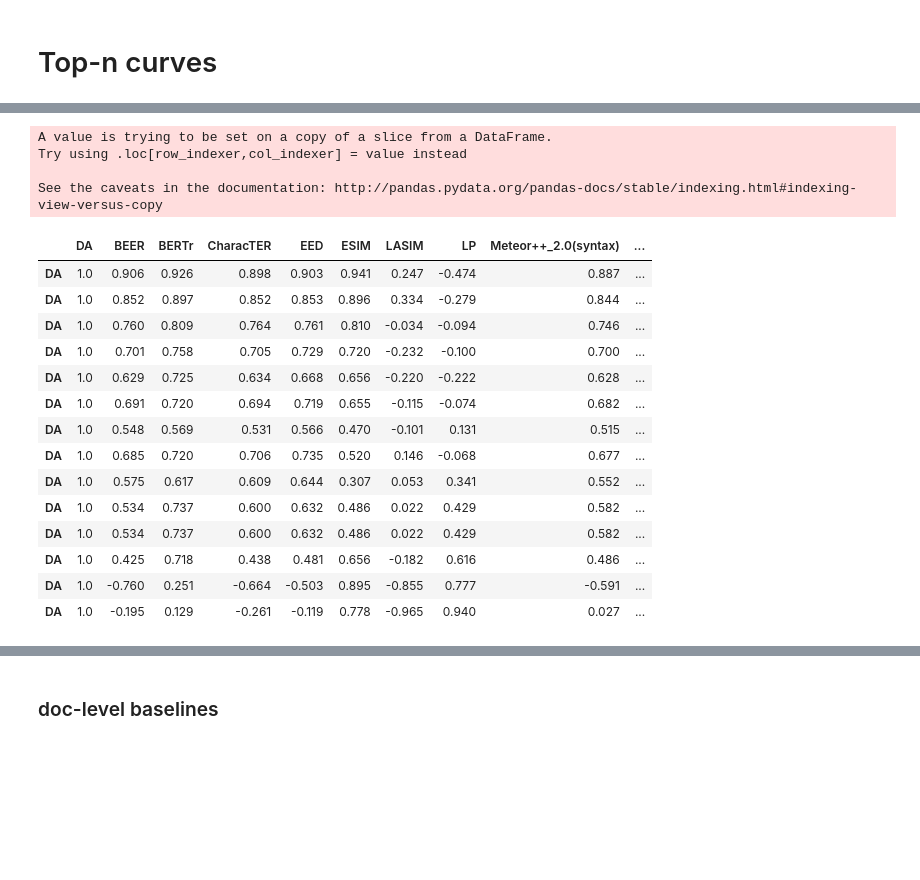
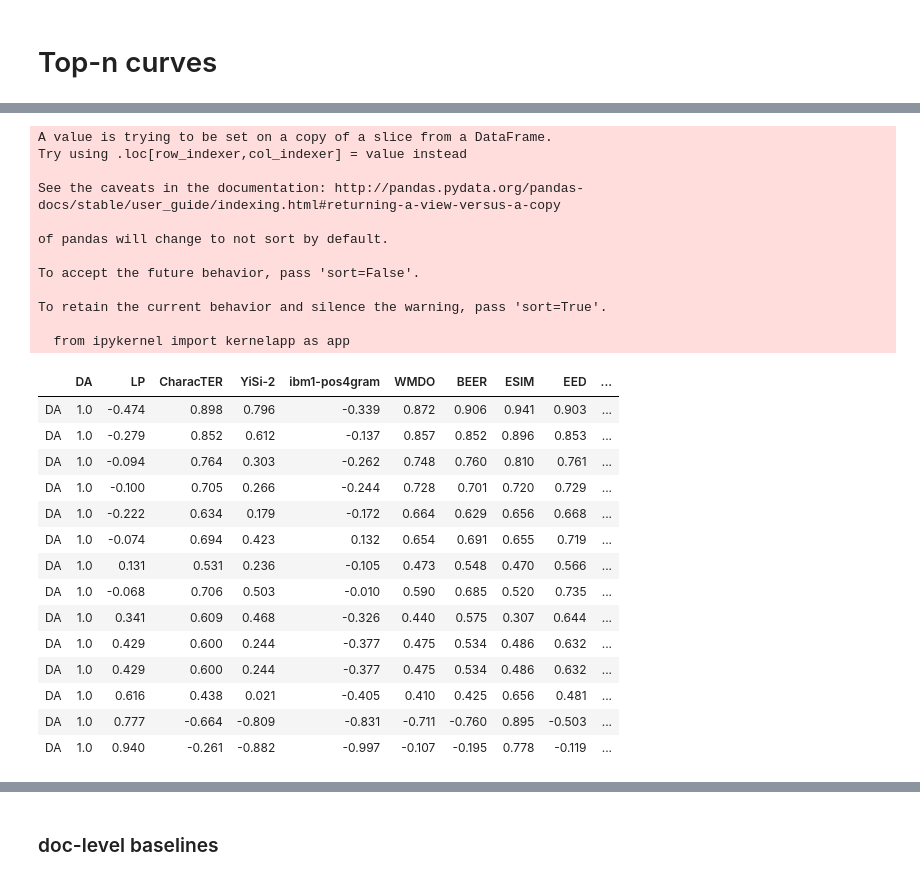
Before and after one commit to zach96guan/11-731_Project, a Jupyter notebook: results/correlations.ipynb, the cells around one changed output, grey strips where cells are left out. Drawn from its saved outputs; the diff is of its cells as text; code cells hidden in the pictures; blank space fills up the shorter version.

```diff
--- a/results/correlations.ipynb
+++ b/results/correlations.ipynb
@@ -126,0 +116,16 @@ sys_scores.head()
+# %%
+# sys_scores = seg_all_scores_nots.groupby(['lp','system']).agg(lambda g: g.mean(skipna=False))
+# sys_scores.head()
+
+sys_scores = pd.DataFrame.from_dict({'lp':[], 'testset':[], 'system':[]})
+
+for i, submission in enumerate(glob.glob(os.path.join(WMT19_ROOT, 'final-metric-scores/submissions-corrected/*.sys.score.gz'))):
+    submission_scores = pd.read_csv(gzip.open(submission, 'rt'), header=None, delimiter=' ')
+    name = submission_scores[0].unique()[0]
+    print('Metric: %s' % name)
+    # print(submission_scores.iloc[0])
+
+    submission_scores = submission_scores.drop([0, 5, 6], axis=1)
+    submission_scores.columns = ['lp', 'testset', 'system', name]
+
+    sys_scores = pd.merge(sys_scores, submission_scores, on=['lp', 'testset', 'system'], how='outer')
@@ -137,12 +159,10 @@ sys_submission_scores.columns = ['lp', 'testset', 'system', 'LEPORb']
 # %% [output]
 Metric: hLEPORb_baseline
 # %%
-# only leporb is a custom sys level
-submission_scores = pd.read_csv(gzip.open(os.path.join(WMT19_ROOT, 'final-metric-scores/submissions-corrected/WMDO.sys.score.gz'), 'rt'), header=None, delimiter='\t')
+submission_scores = pd.read_csv(gzip.open(os.path.join(WMT19_ROOT, 'final-metric-scores/submissions-corrected/BERT-F1.sys.score.gz'), 'rt'), header=None, delimiter=' ')
 name = submission_scores[0].unique()[0]
 print('Metric: %s' % name)
 
-submission_scores = submission_scores.drop([0, 5, 6], axis=1)
-submission_scores.columns = ['lp', 'testset', 'system', 'WMDO']
-sys_submission_scores = pd.merge(sys_submission_scores, submission_scores, on=['lp', 'testset', 'system'], how='outer')
+sys_submission_scores = submission_scores.drop([0, 5, 6], axis=1)
+sys_submission_scores.columns = ['lp', 'testset', 'system', 'LEPORb']
 # %% [output]
@@ -187,5 +224,5 @@ sys_baseline_scores.head()
 # %%
 sys_all_scores = pd.merge(sys_scores, sys_baseline_scores, on=['lp', 'system'])
-sys_all_scores = pd.merge(sys_all_scores, sys_submission_scores, on=['lp', 'system', 'testset'], how='outer')
+# sys_all_scores = pd.merge(sys_all_scores, sys_submission_scores, on=['lp', 'system', 'testset'], how='outer')
 sys_all_scores.head()
 # %% [output]
@@ -299,7 +331,7 @@ ns = {}
 for lp in df['lp'].unique():
     print(lp)
 
-    corr_matrix = df[df.lp == lp].drop(['segid'], axis=1).corr().round(3)
+    corr_matrix = df[df.lp == lp].corr().round(3)
 
     metrics = []
     metric_da_corr = []
@@ -335,41 +385,50 @@ matplotlib.font_manager.findfont('DejaVu Serif')
 # %%
 # lps = ['de-en', 'en-de', 'zh-en', 'en-zh', 'en-cs']
 lps = df.lp.unique()
 lp_top_n = {}
 for lp in lps:
     df_lp = df[df.lp == lp]
     df_lp['rank'] = df_lp['DA'].rank(ascending=False)
     corrs = []
     for i in range(len(df_lp), 2, -1):
         df_lp_subset = df_lp[df_lp['rank'] <= i].dropna(axis=1)
-        df_lp_subset = df_lp_subset.drop(['lp', 'system', 'segid', 'testset', 'rank'], axis=1)
+        df_lp_subset = df_lp_subset.drop(['lp', 'system', 'rank'], axis=1)
         corr = df_lp_subset.corr().round(3)['DA']
         corr['rank'] = i
         corrs.append(corr)
 
     top_n = pd.concat(corrs, axis=1).T
     lp_top_n[lp] = top_n
+
 lp_top_n['de-en']
 # %% [output]
 A value is trying to be set on a copy of a slice from a DataFrame.
 Try using .loc[row_indexer,col_indexer] = value instead
 
-See the caveats in the documentation: http://pandas.pydata.org/pandas-docs/stable/indexing.html#indexing-view-versus-copy
+See the caveats in the documentation: http://pandas.pydata.org/pandas-docs/stable/user_guide/indexing.html#returning-a-view-versus-a-copy
+
+of pandas will change to not sort by default.
+
+To accept the future behavior, pass 'sort=False'.
+
+To retain the current behavior and silence the warning, pass 'sort=True'.
+
+  from ipykernel import kernelapp as app
-|  | DA | BEER | BERTr | CharacTER | EED | ESIM | LASIM | LP | Meteor++_2.0(syntax) | ... |
-| DA | 1.0 | 0.906 | 0.926 | 0.898 | 0.903 | 0.941 | 0.247 | -0.474 | 0.887 | ... |
-| DA | 1.0 | 0.852 | 0.897 | 0.852 | 0.853 | 0.896 | 0.334 | -0.279 | 0.844 | ... |
-| DA | 1.0 | 0.760 | 0.809 | 0.764 | 0.761 | 0.810 | -0.034 | -0.094 | 0.746 | ... |
-| DA | 1.0 | 0.701 | 0.758 | 0.705 | 0.729 | 0.720 | -0.232 | -0.100 | 0.700 | ... |
-| DA | 1.0 | 0.629 | 0.725 | 0.634 | 0.668 | 0.656 | -0.220 | -0.222 | 0.628 | ... |
-| DA | 1.0 | 0.691 | 0.720 | 0.694 | 0.719 | 0.655 | -0.115 | -0.074 | 0.682 | ... |
-| DA | 1.0 | 0.548 | 0.569 | 0.531 | 0.566 | 0.470 | -0.101 | 0.131 | 0.515 | ... |
-| DA | 1.0 | 0.685 | 0.720 | 0.706 | 0.735 | 0.520 | 0.146 | -0.068 | 0.677 | ... |
-| DA | 1.0 | 0.575 | 0.617 | 0.609 | 0.644 | 0.307 | 0.053 | 0.341 | 0.552 | ... |
-| DA | 1.0 | 0.534 | 0.737 | 0.600 | 0.632 | 0.486 | 0.022 | 0.429 | 0.582 | ... |
-| DA | 1.0 | 0.534 | 0.737 | 0.600 | 0.632 | 0.486 | 0.022 | 0.429 | 0.582 | ... |
-| DA | 1.0 | 0.425 | 0.718 | 0.438 | 0.481 | 0.656 | -0.182 | 0.616 | 0.486 | ... |
-| DA | 1.0 | -0.760 | 0.251 | -0.664 | -0.503 | 0.895 | -0.855 | 0.777 | -0.591 | ... |
-| DA | 1.0 | -0.195 | 0.129 | -0.261 | -0.119 | 0.778 | -0.965 | 0.940 | 0.027 | ... |
+|  | DA | LP | CharacTER | YiSi-2 | ibm1-pos4gram | WMDO | BEER | ESIM | EED | ... |
+| DA | 1.0 | -0.474 | 0.898 | 0.796 | -0.339 | 0.872 | 0.906 | 0.941 | 0.903 | ... |
+| DA | 1.0 | -0.279 | 0.852 | 0.612 | -0.137 | 0.857 | 0.852 | 0.896 | 0.853 | ... |
+| DA | 1.0 | -0.094 | 0.764 | 0.303 | -0.262 | 0.748 | 0.760 | 0.810 | 0.761 | ... |
+| DA | 1.0 | -0.100 | 0.705 | 0.266 | -0.244 | 0.728 | 0.701 | 0.720 | 0.729 | ... |
+| DA | 1.0 | -0.222 | 0.634 | 0.179 | -0.172 | 0.664 | 0.629 | 0.656 | 0.668 | ... |
+| DA | 1.0 | -0.074 | 0.694 | 0.423 | 0.132 | 0.654 | 0.691 | 0.655 | 0.719 | ... |
+| DA | 1.0 | 0.131 | 0.531 | 0.236 | -0.105 | 0.473 | 0.548 | 0.470 | 0.566 | ... |
+| DA | 1.0 | -0.068 | 0.706 | 0.503 | -0.010 | 0.590 | 0.685 | 0.520 | 0.735 | ... |
+| DA | 1.0 | 0.341 | 0.609 | 0.468 | -0.326 | 0.440 | 0.575 | 0.307 | 0.644 | ... |
+| DA | 1.0 | 0.429 | 0.600 | 0.244 | -0.377 | 0.475 | 0.534 | 0.486 | 0.632 | ... |
+| DA | 1.0 | 0.429 | 0.600 | 0.244 | -0.377 | 0.475 | 0.534 | 0.486 | 0.632 | ... |
+| DA | 1.0 | 0.616 | 0.438 | 0.021 | -0.405 | 0.410 | 0.425 | 0.656 | 0.481 | ... |
+| DA | 1.0 | 0.777 | -0.664 | -0.809 | -0.831 | -0.711 | -0.760 | 0.895 | -0.503 | ... |
+| DA | 1.0 | 0.940 | -0.261 | -0.882 | -0.997 | -0.107 | -0.195 | 0.778 | -0.119 | ... |
 # %%
 import warnings
 warnings.filterwarnings("ignore")
```
Also changed, not shown: parts of 20 cells of this notebook.
